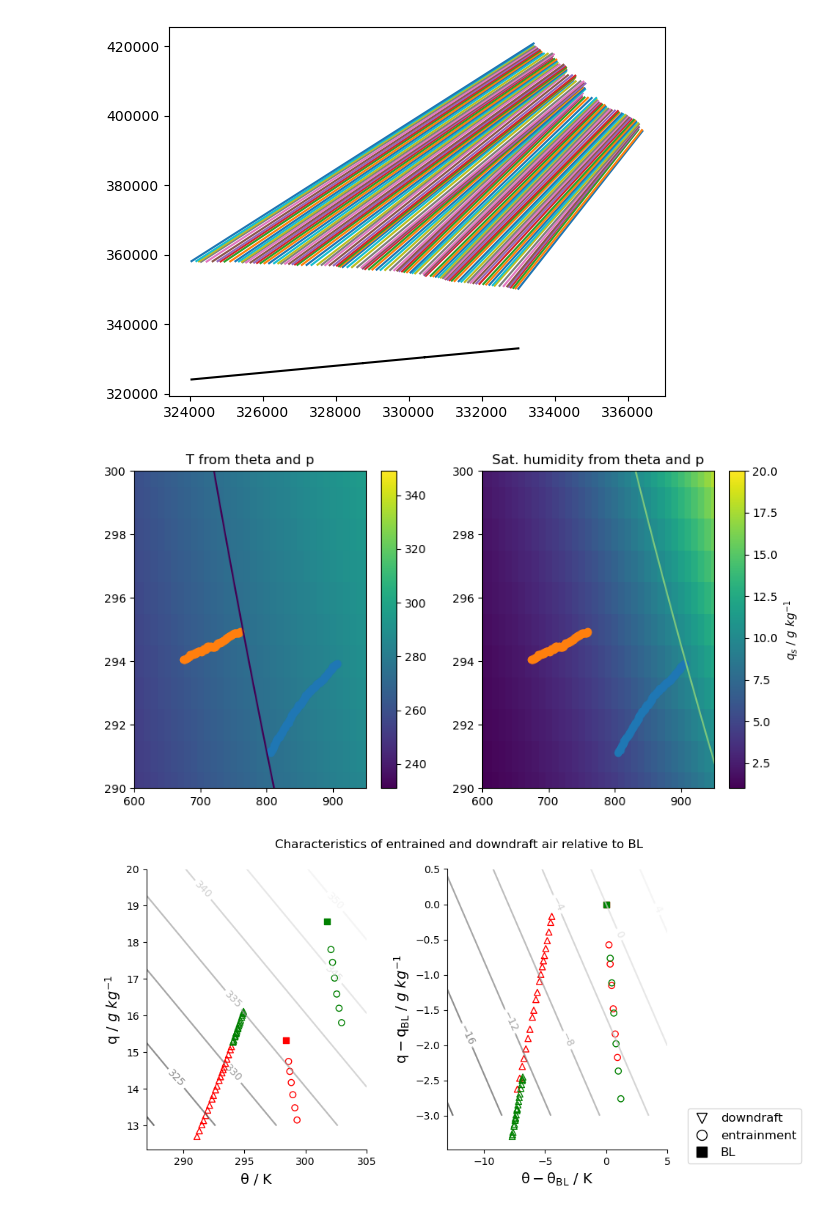
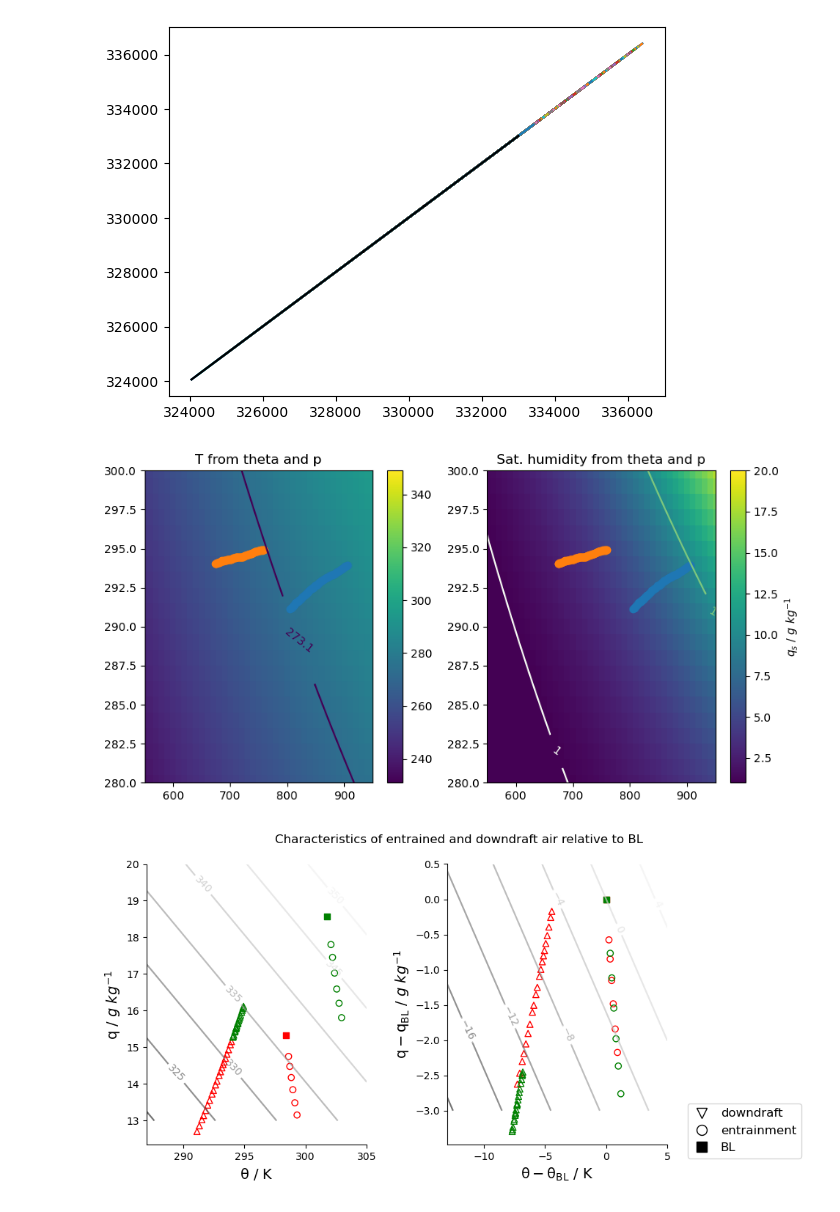
Before and after one commit to meteorologopazzo/BCO_observational, a Jupyter notebook: mass_fluxes_profiles/test_downdrafts.ipynb, the cells around one changed output. Cells and saved outputs as stored; diff of their text form; code cells hidden in the pictures.

```diff
--- a/mass_fluxes_profiles/test_downdrafts.ipynb
+++ b/mass_fluxes_profiles/test_downdrafts.ipynb
@@ -77,7 +77,7 @@ def temp_from_h(theta, p, h_cd, Lv, cp, sat_frac):
     # - cp : specific heat dry air = 1004.67 J/kg K
     # - sat_frac : fraction of saturation, to test when different from 1.
 
-    T = theta*(p/1000.)**(Rd/cp) - 273.15 #*(p/1000.)**(Rd/cp) - 273.15
+    T = theta*(p/1000.)**(Rd/cp) - 273.15  # *(p/1000.)**(Rd/cp) - 273.15
     es = 6.1121 * np.exp(17.502 * T / (240.97 + T))
     es = es * (1.0007 + p * 3.46e-6)
     ex = meteo.qsat(T,p)
@@ -86,10 +86,10 @@ def temp_from_h(theta, p, h_cd, Lv, cp, sat_frac):
 
 
     # T = theta - 273.15 #*(p/1000.)**(Rd/cp) - 273.15
-    # es = 6.1121 * np.exp(17.502 * T / (240.97 + T) )     # TRY HERE TO USE theta*(p/1000.)**(R/cp) - returns physically consistent values, but mass fluxes become negative :/
+    # es = 6.1121 * np.exp(17.502 * T / (240.97 + T) )
     # denominator = p - 0.378 * es * (1.0007 + p * 3.46e-4)
 
-    return h_cd/cp - theta - sat_frac*(Lv / cp)*qs #0.622*es*(1.0007 + p * 3.46e-6) / denominator
+    return h_cd/cp - theta - sat_frac*(Lv / cp)*qs
 
 from scipy.optimize import root_scalar
 def find_theta_for_pair(p, h, sat_frac):
@@ -116,7 +116,7 @@ def properties_from_profile(profile, mixed_avg_levels, entrainment_levels, downd
 
     cd_levels = profile[vert_dim].sel({vert_dim:downdraft_levels}).values
 
-    thetaD = (vectorized_theta_root( p_cd , h_cd, sat_frac=CD_sat_frac))   # p_cd, sfc_p
+    thetaD = (vectorized_theta_root( sfc_p , h_cd, sat_frac=CD_sat_frac))   # p_cd, sfc_p
     thetaD = xr.DataArray(thetaD, dims=[vert_dim], coords={vert_dim:cd_levels, "p_cd": (vert_dim, p_cd)})
     thetaD = thetaD.rename({vert_dim:"height_cd"})
 
@@ -156,7 +156,7 @@ fig, ax = plt.subplots(1,2, figsize=(12, 6))
 fig.suptitle("Downdraft properties and averages wrt BL")
 
 ax[0].plot(props_eu["thetaD"].p_cd, props_eu["thetaD"] - props_eu["theta_bl"], "--", color="red", label="EUREC4A")
-ax[0].plot(props_eu["thetaD"].p_cd, props_or["thetaD"] - props_or["theta_bl"], "--", color="green", label="ORCESTRA")
+ax[0].plot(props_or["thetaD"].p_cd, props_or["thetaD"] - props_or["theta_bl"], "--", color="green", label="ORCESTRA")
 # ax[0].plot(props_eu["thetaD"].p_cd, props_eu["thetaD"], "--", color="red", label="EUREC4A")
 # ax[0].plot(props_eu["thetaD"].p_cd, props_or["thetaD"], "--", color="green", label="ORCESTRA")
 
@@ -169,8 +169,8 @@ ax[0].set_title(r"$\theta_D$")
 
 
 
-ax[1].plot(props_eu["qD"].p_cd, props_eu["qD"] - props_eu["q_bl"], "--", color="red", label="EUREC4A")
-ax[1].plot(props_eu["qD"].p_cd, props_or["qD"] - props_or["q_bl"], "--", color="green", label="ORCESTRA")
+ax[1].plot(props_eu["qD"].p_cd, 1e3*(props_eu["qD"] - props_eu["q_bl"]), "--", color="red", label="EUREC4A")
+ax[1].plot(props_or["qD"].p_cd, 1e3*(props_or["qD"] - props_or["q_bl"]), "--", color="green", label="ORCESTRA")
 # ax[1].plot(props_eu["qD"].p_cd, props_eu["qD"], "--", color="red", label="EUREC4A")
 # ax[1].plot(props_or["qD"].p_cd, props_or["qD"], "--", color="green", label="ORCESTRA")
 
@@ -178,7 +178,7 @@ ax[1].plot(props_eu["qD"].p_cd, props_or["qD"] - props_or["q_bl"], "--", color="
 # ax[1].hlines(xmin=20, xmax=80, y=props_or["qD"].weighted((props_or["qD"].p_cd).diff(dim="height_cd", n=1)).mean() - props_or["q_bl"], color="green", label="ORCESTRA")
 
 ax[1].set_xlabel("level selected")
-ax[1].set_ylabel(r"$kg~kg^{-1}$")
+ax[1].set_ylabel(r"$g~kg^{-1}$")
 ax[1].set_title(r"$q_{cd}$")
 
 for x in ax:
@@ -218,14 +198,14 @@ plt.plot([h_eu, h_or], [rec_h_eu, rec_h_or])
 plt.plot(h_eu, h_eu, "k")
 plt.show()
 # %% [output]
-[figure, old version]
+[figure, new version]
 # %%
-def T(theta, p):
-    return theta*(p/1000.)**(Rd/cp)
+def T_(theta, p):
+    return theta*((p/1000.)**(Rd/cp))
 
 
 def qs_from_theta(theta, p):
-    T = theta*(p/1000.)**(Rd/cp) - 273.15 #*(p/1000.)**(Rd/cp) - 273.15
+    T = T_(theta, p) - 273.15 #*(p/1000.)**(Rd/cp) - 273.15
     es = 6.1121 * np.exp(17.502 * T / (240.97 + T))
     es = es * (1.0007 + p * 3.46e-4)
     ex = meteo.qsat(T,p)
@@ -233,39 +213,43 @@ def qs_from_theta(theta, p):
     qs = 622 * es /(p - 0.378 * es)
     return qs
 
 
 
 p = np.arange(1000, 500, -10)
 theta = np.arange(280, 350)
 P, Theta = np.meshgrid(p, theta)
 
 
 fig, ax = plt.subplots(1, 2, figsize=(10, 5))
 
-c = ax[0].pcolormesh(P, Theta, T(Theta, P))
-ax[0].contour(P, Theta, T(Theta, P), levels=[273.15])
+c = ax[0].pcolormesh(P, Theta, T_(Theta, P))
+c1 = ax[0].contour(P, Theta, T_(Theta, P), levels=[273.15])
+plt.clabel(c1, inline=True, fontsize=10)
+
 ax[0].set_title("T from theta and p")
 fig.colorbar(c, ax=ax[0])
 
 
 c = ax[1].pcolormesh(P, Theta, qs_from_theta(Theta, P), vmin=1., vmax=20.)
-ax[1].contour(P, Theta, qs_from_theta(Theta, P), levels=[1, 10, 20], cmap="Greens")
+c1 = ax[1].contour(P, Theta, qs_from_theta(Theta, P), levels=[1, 10, 20], cmap="Greens")
+plt.clabel(c1, inline=True, fontsize=10)
+
 ax[1].set_title("Sat. humidity from theta and p")
 fig.colorbar(c, ax=ax[1], label=r"$q_s$ / $g~kg^{-1}$")
 
 
 
 for x in ax:
     # x.fill_between([props_eu["p_cd"].min(), props_eu["p_cd"].max()], props_eu["thetaD"].min(), props_eu["thetaD"].max(), alpha=0.3, color='tab:orange', hatch="///")
     # x.fill_between([props_or["p_cd"].min(), props_or["p_cd"].max()], props_or["thetaD"].min(), props_or["thetaD"].max(), alpha=0.3, color='cyan', hatch="///")
 
     x.scatter(props_eu["p_cd"], props_eu["thetaD"])
     x.scatter(props_or["p_cd"], props_or["thetaD"])
 
-    x.set_xlim(600, 950)
-    x.set_ylim(290, 300)
+    x.set_xlim(550, 950)
+    x.set_ylim(280, 300)
 # %% [output]
-[figure, old version]
+[figure, new version]
 # %%
 fig, ax = plt.subplots(1, 2, figsize=(10, 5))
 fig.suptitle("Characteristics of entrained and downdraft air relative to BL")
```
Also changed, not shown: parts of 2 cells of this notebook, 8 other files.
